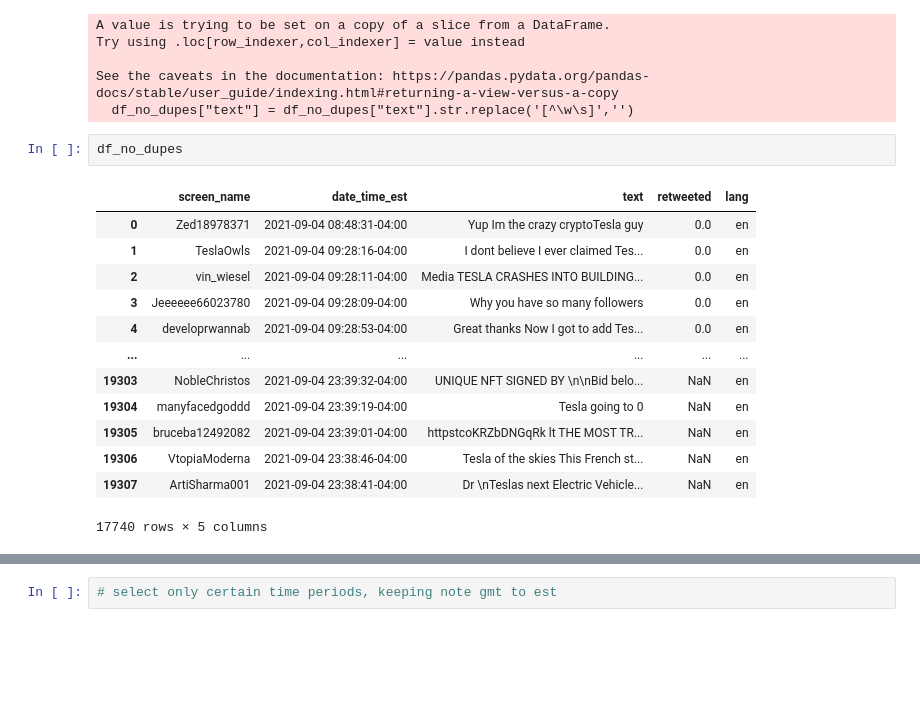
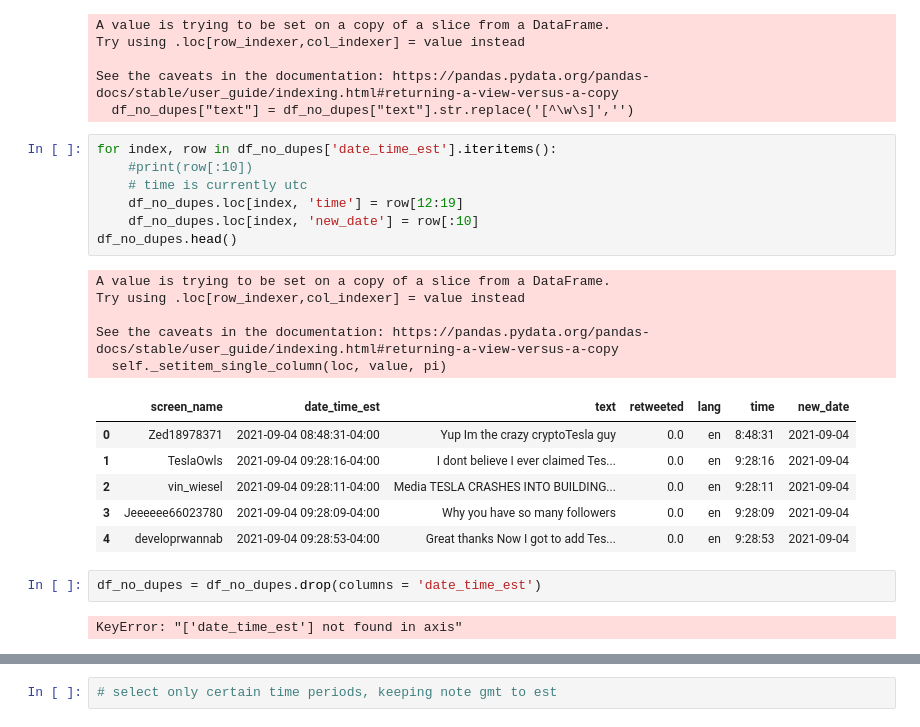
Before and after one commit to ZipcodeWizards/TwitterStockAnalysis, a Jupyter notebook: Jupyter Code References/NLP and Cleaning.ipynb, the cells around one changed output, grey strips where cells are left out. Saved outputs shown, nothing was run; the diff lists cells and outputs as text; blank space fills up the shorter version.

```diff
--- a/Jupyter Code References/NLP and Cleaning.ipynb
+++ b/Jupyter Code References/NLP and Cleaning.ipynb
@@ -108,19 +117,26 @@ Try using .loc[row_indexer,col_indexer] = value instead
 
 See the caveats in the documentation: https://pandas.pydata.org/pandas-docs/stable/user_guide/indexing.html#returning-a-view-versus-a-copy
   df_no_dupes["text"] = df_no_dupes["text"].str.replace('[^\w\s]','')
+# %%
+for index, row in df_no_dupes['date_time_est'].iteritems():
+    #print(row[:10])
+    # time is currently utc
+    df_no_dupes.loc[index, 'time'] = row[12:19]
+    df_no_dupes.loc[index, 'new_date'] = row[:10]
+df_no_dupes.head()
+# %% [output]
+A value is trying to be set on a copy of a slice from a DataFrame.
+Try using .loc[row_indexer,col_indexer] = value instead
+
+See the caveats in the documentation: https://pandas.pydata.org/pandas-docs/stable/user_guide/indexing.html#returning-a-view-versus-a-copy
+  self._setitem_single_column(loc, value, pi)
+|  | screen_name | date_time_est | text | retweeted | lang | time | new_date |
+| 0 | Zed18978371 | 2021-09-04 08:48:31-04:00 | Yup Im the crazy cryptoTesla guy | 0.0 | en | 8:48:31 | 2021-09-04 |
+| 1 | TeslaOwls | 2021-09-04 09:28:16-04:00 | I dont believe I ever claimed Tes... | 0.0 | en | 9:28:16 | 2021-09-04 |
+| 2 | vin_wiesel | 2021-09-04 09:28:11-04:00 | Media TESLA CRASHES INTO BUILDING... | 0.0 | en | 9:28:11 | 2021-09-04 |
+| 3 | Jeeeeee66023780 | 2021-09-04 09:28:09-04:00 | Why you have so many followers | 0.0 | en | 9:28:09 | 2021-09-04 |
+| 4 | developrwannab | 2021-09-04 09:28:53-04:00 | Great thanks Now I got to add Tes... | 0.0 | en | 9:28:53 | 2021-09-04 |
 # %%
-df_no_dupes
+df_no_dupes = df_no_dupes.drop(columns = 'date_time_est')
 # %% [output]
-|  | screen_name | date_time_est | text | retweeted | lang |
-| 0 | Zed18978371 | 2021-09-04 08:48:31-04:00 | Yup Im the crazy cryptoTesla guy | 0.0 | en |
-| 1 | TeslaOwls | 2021-09-04 09:28:16-04:00 | I dont believe I ever claimed Tes... | 0.0 | en |
-| 2 | vin_wiesel | 2021-09-04 09:28:11-04:00 | Media TESLA CRASHES INTO BUILDING... | 0.0 | en |
-| 3 | Jeeeeee66023780 | 2021-09-04 09:28:09-04:00 | Why you have so many followers | 0.0 | en |
-| 4 | developrwannab | 2021-09-04 09:28:53-04:00 | Great thanks Now I got to add Tes... | 0.0 | en |
-| ... | ... | ... | ... | ... | ... |
-| 19303 | NobleChristos | 2021-09-04 23:39:32-04:00 | UNIQUE NFT SIGNED BY \n\nBid belo... | NaN | en |
-| 19304 | manyfacedgoddd | 2021-09-04 23:39:19-04:00 | Tesla going to 0 | NaN | en |
-| 19305 | bruceba12492082 | 2021-09-04 23:39:01-04:00 | httpstcoKRZbDNGqRk lt THE MOST TR... | NaN | en |
-| 19306 | VtopiaModerna | 2021-09-04 23:38:46-04:00 | Tesla of the skies This French st... | NaN | en |
-| 19307 | ArtiSharma001 | 2021-09-04 23:38:41-04:00 | Dr \nTeslas next Electric Vehicle... | NaN | en |
-17740 rows × 5 columns
+KeyError: "['date_time_est'] not found in axis"
```
Also changed, not shown: parts of 15 cells of this notebook, 2 other files.
